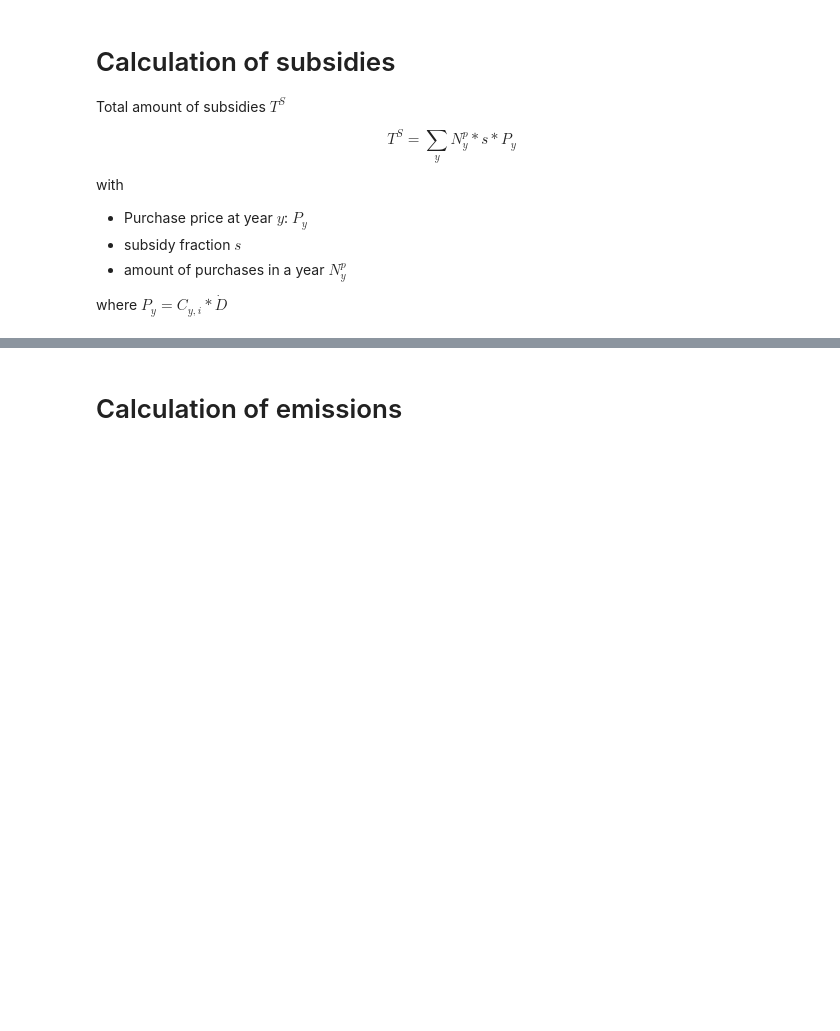
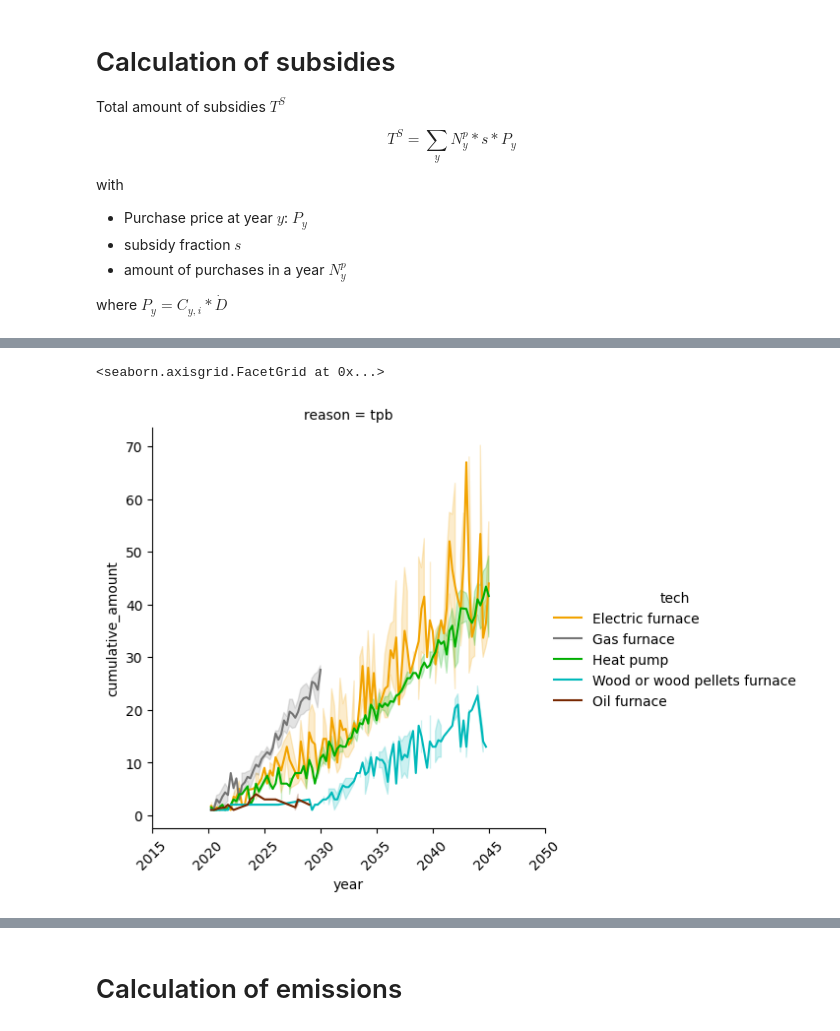
Before and after one commit to david-huck/abetam, a Jupyter notebook: subsidies.ipynb, the cells around one changed output, grey strips where cells are left out. Cells and saved outputs as stored; diff of their text form; code cells hidden in the pictures; blank space fills up the shorter version.

```diff
--- a/subsidies.ipynb
+++ b/subsidies.ipynb
@@ -32,0 +43,5 @@ where $P_y = C_{y,i} * \dot{D}$
+# %%
+res.adoption_details_fig()
+# %% [output]
+<seaborn.axisgrid.FacetGrid at 0x...>
+[figure, added]
```
Also changed, not shown: parts of 6 cells of this notebook, 2 other files.
